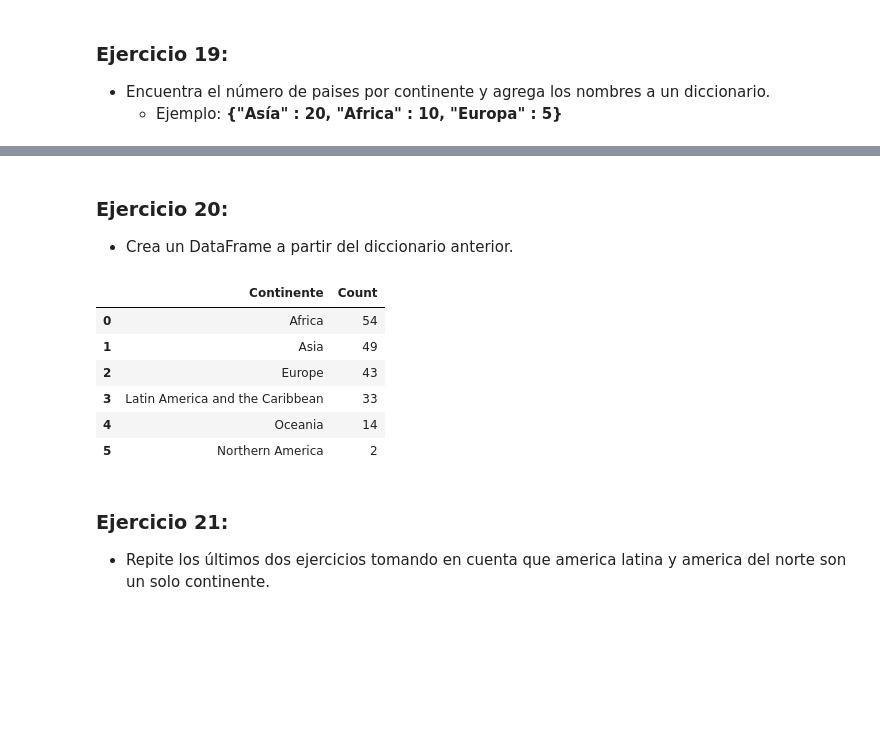
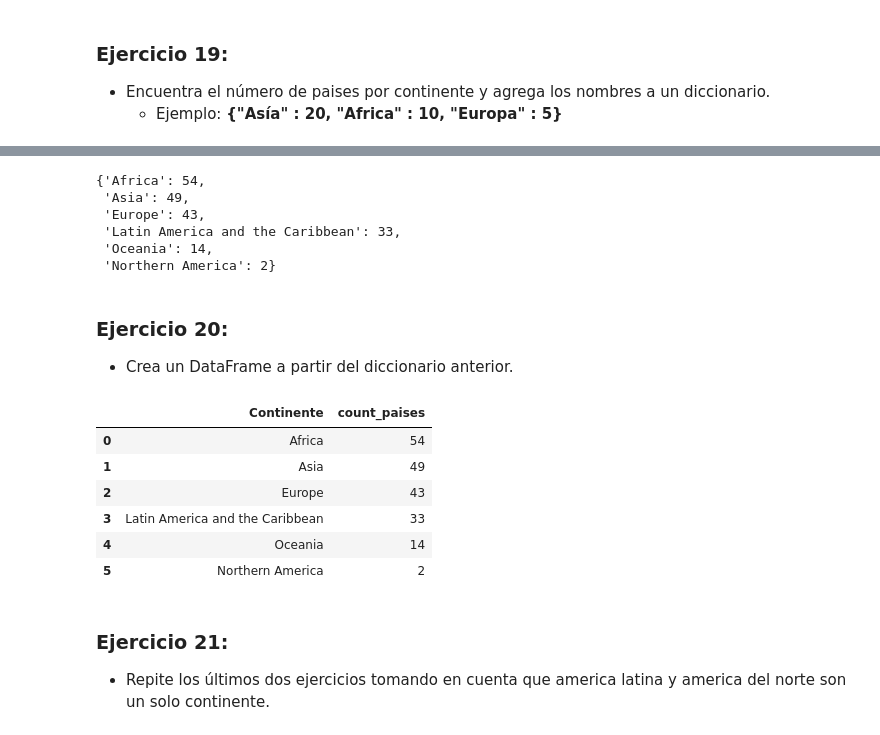
Before and after one commit to Noelia-MS/Ejercicios-Noelia, a Jupyter notebook: MOD03_Datascience/03. Notebooks Ejercicios/03.pandas_1.ipynb, the cells around one changed output, grey strips where cells are left out. Cells and saved outputs as stored; diff of their text form; code cells hidden in the pictures; blank space fills up the shorter version.

```diff
--- a/MOD03_Datascience/03. Notebooks Ejercicios/03.pandas_1.ipynb
+++ b/MOD03_Datascience/03. Notebooks Ejercicios/03.pandas_1.ipynb
@@ -12,7 +13,7 @@ pandas==2.2.3
 ### Ejercicio 1:
 - Lee el archivo **"Canada.xlsx"** y guardalo en la variable **df**
 # %%
-df= pd.read_excel(io = "../Data/Canada.xlsx")
+df= pd.read_excel(io = "./Data/Canada.xlsx")
 df
 # %% [output]
 |  | Tipo | Pais | Area | Continente | Region | Nombre de region | Tipo de region | 1980 | 1981 | ... |
@@ -124,4 +129,4 @@ Index([            'Tipo',             'Pais',             'Area',
 ### Ejercicio 8:
 - Eliminar las columnas: _**Tipo**_, _**Area**_ y _**Region**_.
 # %%
-df.drop(["Tipo","Area","Region"], axis = 1)
+df.drop(["Tipo","Area","Region"], axis = 1, inplace=True)
@@ -280,9 +315,20 @@ array(['Afghanistan', 'Albania', 'Algeria', 'American Samoa', 'Andorra',
+# %%
+df["Continente"].value_counts().to_dict()
+# %% [output]
+{'Africa': 54,
+ 'Asia': 49,
+ 'Europe': 43,
+ 'Latin America and the Caribbean': 33,
+ 'Oceania': 14,
+ 'Northern America': 2}
 # %% [markdown]
 ### Ejercicio 20:
 - Crea un DataFrame a partir del diccionario anterior.
 # %%
+diccionario = df["Continente"].value_counts().to_dict()
+pd.DataFrame(diccionario.items(), columns=["Continente", "count_paises"])
 # %% [output]
-|  | Continente | Count |
+|  | Continente | count_paises |
 | 0 | Africa | 54 |
 | 1 | Asia | 49 |
 | 2 | Europe | 43 |
```
Also changed, not shown: parts of 50 cells of this notebook, 2 other files.
